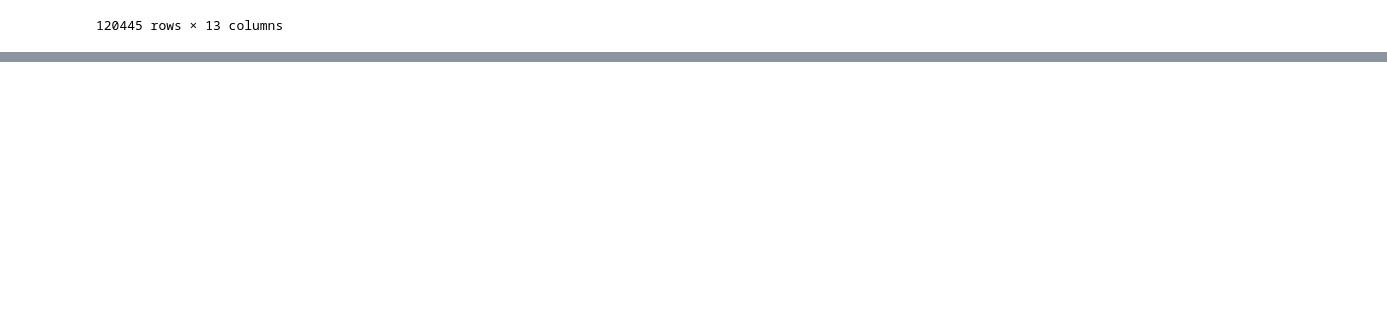
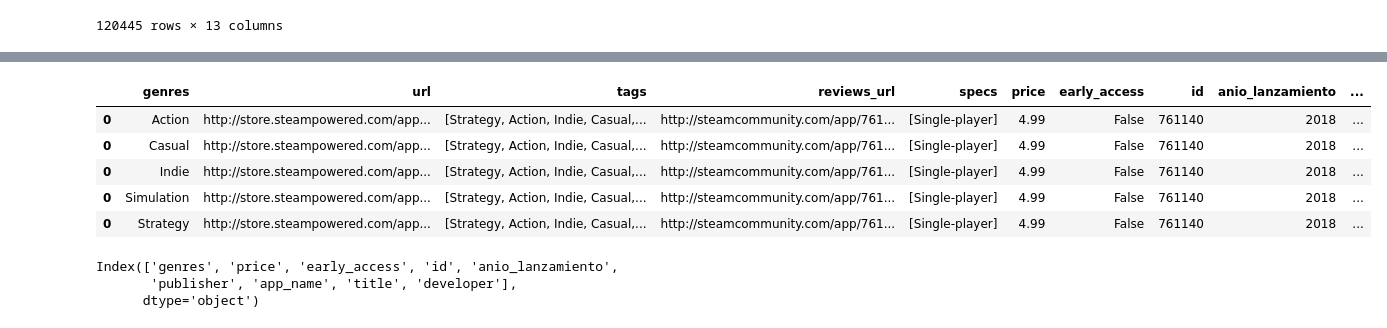
Before and after one commit to cristobalqv/PI_videojuegos_Steam, a Jupyter notebook: JupyterNotebooks/1a ETL games.ipynb, the cells around one changed output, grey strips where cells are left out. Drawn from its saved outputs; the diff is of its cells as text; code cells hidden in the pictures; blank space fills up the shorter version.

```diff
--- a/JupyterNotebooks/1a ETL games.ipynb
+++ b/JupyterNotebooks/1a ETL games.ipynb
@@ -87,0 +144,8 @@ dfgames
+# %%
+# por lo tanto los índices a eliminar son:
+indices_a_eliminar = [14573, 74, 30961]
+
+dfgames = dfgames.drop(indices_a_eliminar)
+
+# verificamos nuevamente duplicados
+verificar_duplicados_columna(dfgames, 'id')
@@ -87,0 +163,8 @@ dfgames
+# %%
+# COLUMNA 'release_date'
+
+# creamos nueva columna 'anio_lanzamiento' y posteriormente eliminamos la columna 'release_date'
+dfgames['anio_lanzamiento'] = dfgames['release_date'].apply(obtener_año_lanzamiento)
+
+dfgames = dfgames.drop('release_date', axis=1)
+dfgames.head()
@@ -87,0 +187,4 @@ dfgames
+# %%
+# COLUMNA 'price'
+dfgames['price'] = dfgames['price'].apply(reemplazar_a_float)
+dfgames['price'].dtype
@@ -87,0 +193,11 @@ dfgames
+# %%
+# COLUMNA 'publisher', 'app_name', 'title', 'developer'
+
+columnas_a_completar = ['publisher', 'app_name', 'title', 'developer']
+
+# se rellenan nulos
+dfrelleno = dfgames[columnas_a_completar].fillna('Sin dato disponible')
+
+# Se borran las columnas originales de dfgames y se concatena el relleno con todo el dataframe.
+dfgames = pd.concat([dfgames.drop(columnas_a_completar, axis=1), dfrelleno], axis=1)
+dfgames.head()
@@ -87,0 +211,24 @@ dfgames
+# %%
+# COLUMNA 'genres'
+
+# esta columna presenta datos anidados en una lista, por lo que necesitamos desanidarlos y hacer una fila con cada genero. Para eso utilizaremos la funcion predeterminada "explode"
+
+dfgames = dfgames.explode('genres')
+dfgames = dfgames.dropna(subset='genres')
+dfgames.head()
+# %% [output]
+|  | genres | url | tags | reviews_url | specs | price | early_access | id | anio_lanzamiento | ... |
+| 0 | Action | http://store.steampowered.com/app... | [Strategy, Action, Indie, Casual,... | http://steamcommunity.com/app/761... | [Single-player] | 4.99 | False | 761140 | 2018 | ... |
+| 0 | Casual | http://store.steampowered.com/app... | [Strategy, Action, Indie, Casual,... | http://steamcommunity.com/app/761... | [Single-player] | 4.99 | False | 761140 | 2018 | ... |
+| 0 | Indie | http://store.steampowered.com/app... | [Strategy, Action, Indie, Casual,... | http://steamcommunity.com/app/761... | [Single-player] | 4.99 | False | 761140 | 2018 | ... |
+| 0 | Simulation | http://store.steampowered.com/app... | [Strategy, Action, Indie, Casual,... | http://steamcommunity.com/app/761... | [Single-player] | 4.99 | False | 761140 | 2018 | ... |
+| 0 | Strategy | http://store.steampowered.com/app... | [Strategy, Action, Indie, Casual,... | http://steamcommunity.com/app/761... | [Single-player] | 4.99 | False | 761140 | 2018 | ... |
+# %%
+# COLUMNAS 'tags', 'specs', 'url' y 'reviews_url'
+
+dfgames = dfgames.drop(['tags', 'specs', 'url', 'reviews_url'], axis=1)
+dfgames.columns
+# %% [output]
+Index(['genres', 'price', 'early_access', 'id', 'anio_lanzamiento',
+       'publisher', 'app_name', 'title', 'developer'],
+      dtype='object')
```
Also changed, not shown: parts of 13 cells of this notebook.
